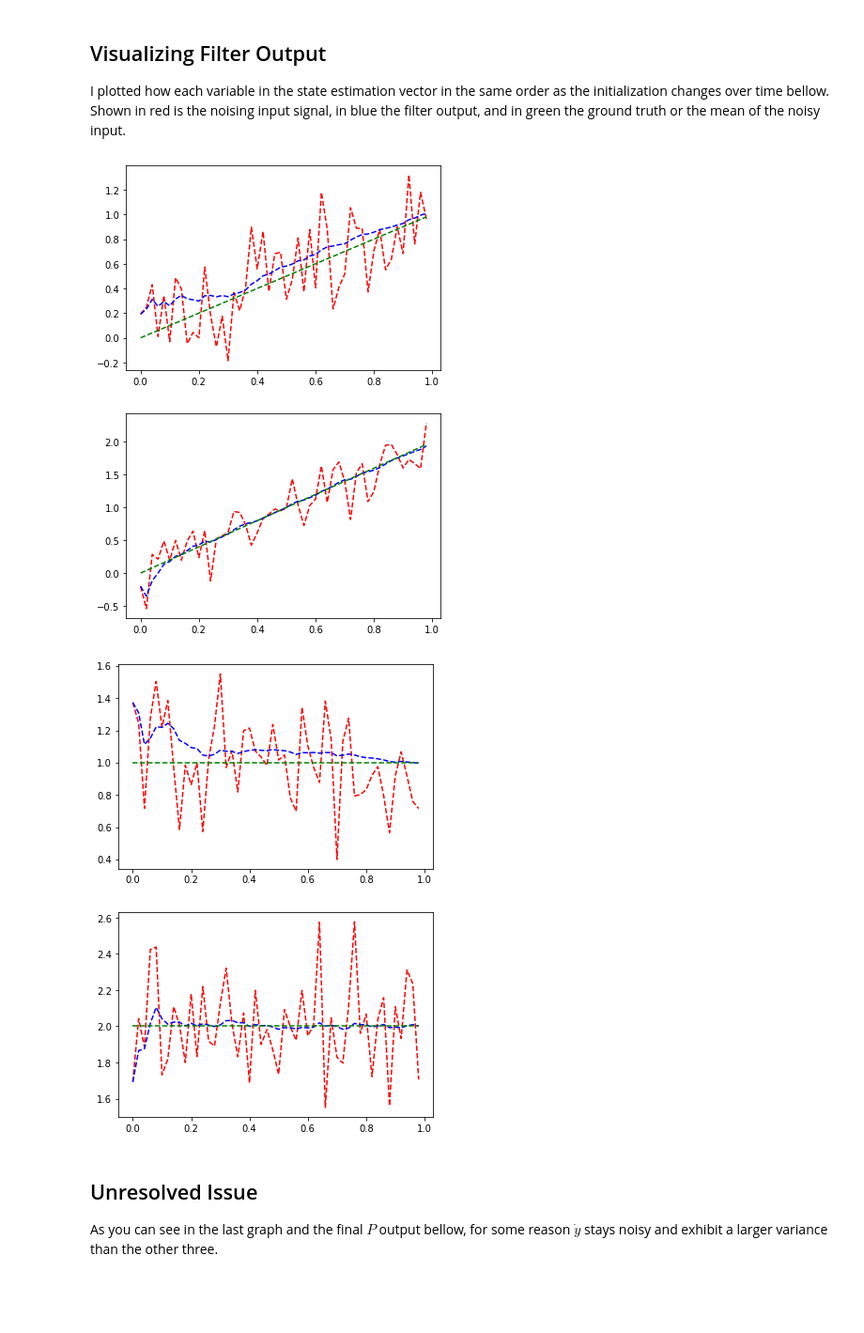
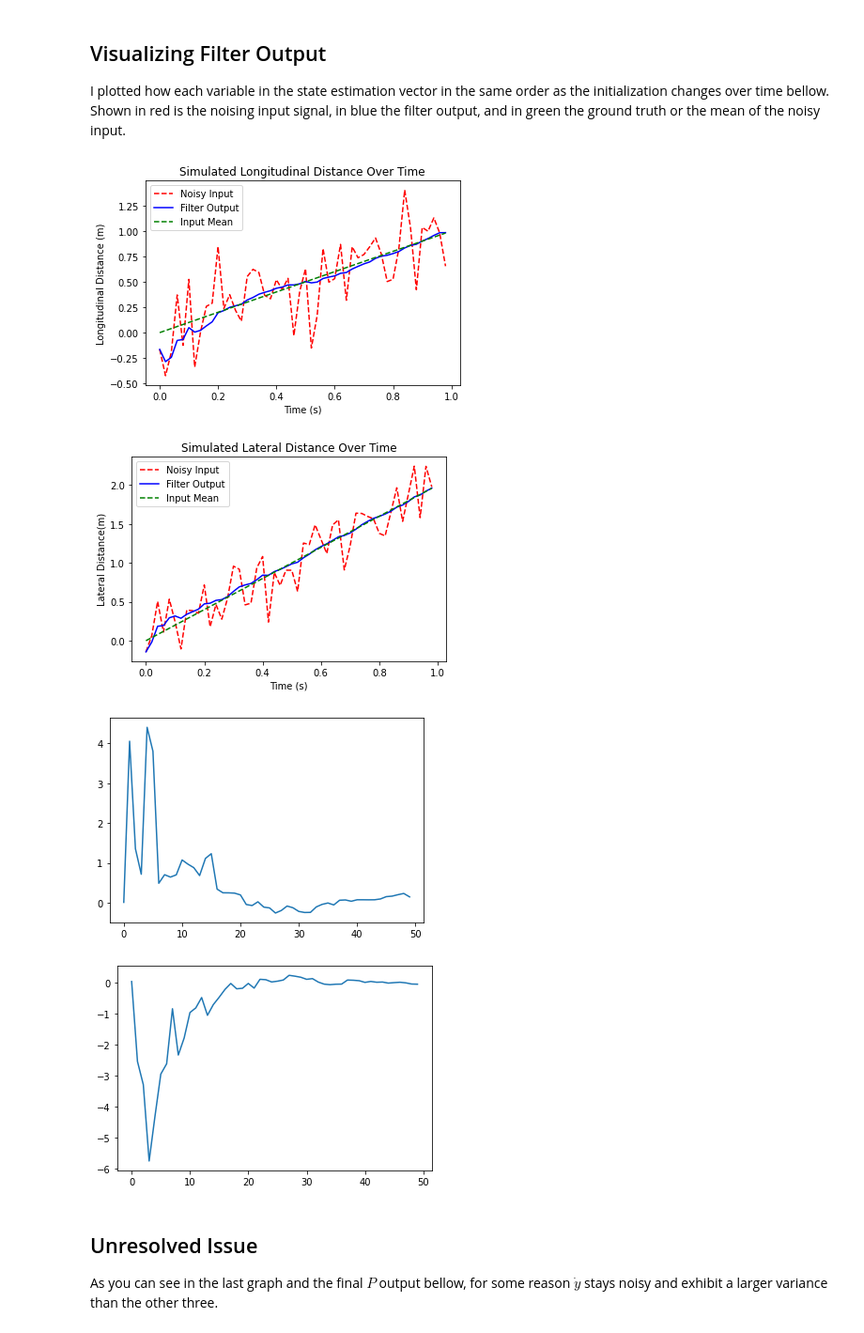
Before and after one commit to ecthompson99/uwaft-sensor-fusion, a Jupyter notebook: src/kalman_filter/src/kf_implementation_test.ipynb, the cells around one changed output. Shown at 94% size. Saved outputs shown, nothing was run; the diff lists cells and outputs as text; code cells hidden in the pictures; blank space fills up the shorter version.

```diff
--- a/src/kalman_filter/src/kf_implementation_test.ipynb
+++ b/src/kalman_filter/src/kf_implementation_test.ipynb
@@ -10,8 +10,11 @@ import numpy as np
 # constant
 dt = 1/50 # the radar refreshes at 50Hz
 
-obj = KalmanFilter(dim_x=6, dim_z=5)
-# obj.H = np.identity(4)
+obj = KalmanFilter(dim_x=6, dim_z=4)
+obj.H = np.array([[1,0,0,0,0,0],
+                  [0,1,0,0,0,0],
+                  [0,0,1,0,0,0],
+                  [0,0,0,1,0,0]])
 obj.F = np.array([[1,0,dt,0,dt**2/2,0],
                   [0,1,0,dt,0      ,dt**2/2],
                   [0,0,1,0 ,dt     ,0],
@@ -19,13 +22,18 @@ obj.F = np.array([[1,0,dt,0,dt**2/2,0],
                   [0,0,0,0 ,1      ,0],
                   [0,0,0,0 ,0      ,1]])
 
+# obj.F = np.array([[1,0,dt,0],
+#                   [0,1,0,dt],
+#                   [0,0,1,0],
+#                   [0,0,0,1]])
+
 # initial state
 obj.x = np.zeros(6)
-# np.fill_diagonal(obj.P, [100 for _ in range(4)])
-# obj.Q = Q_discrete_white_noise(2, dt, .5**2, block_size=2)
+np.fill_diagonal(obj.P, [100 for _ in range(6)])
+obj.Q = Q_discrete_white_noise(2, dt, .5**2, block_size=3)
 
 # the measurement error is going to be constant for now
-# np.fill_diagonal(obj.R, [.25**2 for _ in range(4)])
+np.fill_diagonal(obj.R, [.25**2 for _ in range(6)])
 # %%
 Q_discrete_white_noise(2, dt, .1**2, block_size=2)
 # %% [output]
@@ -78,15 +83,28 @@ x = np.arange(0,1,1/50)
 # %% [markdown]
 ## Visualizing Filter Output
 I plotted how each variable in the state estimation vector in the same order as the initialization changes over time bellow. Shown in red is the noising input signal, in blue the filter output, and in green the ground truth or the mean of the noisy input.
-# %%
-for i in range(4):
-    plt.plot(x, test_y[:,i], 'r--', x, filtered_y[:,i], 'b--', x, ground_truth[:,i], 'g--')
-    plt.show()
-# %% [output]
-[figure, removed]
-[figure, removed]
-[figure, removed]
-[figure, removed]
+# %%
+plt.plot(x, test_y[:,0], 'r--', x, filtered_y[:,0], 'b-', x, ground_truth[:,0], 'g--')
+plt.title('Simulated Longitudinal Distance Over Time')
+plt.xlabel('Time (s)')
+plt.ylabel('Longitudinal Distance (m)')
+plt.legend(['Noisy Input', 'Filter Output', 'Input Mean'])
+plt.show()
+plt.plot(x, test_y[:,1], 'r--', x, filtered_y[:,1], 'b-', x, ground_truth[:,1], 'g--')
+plt.title('Simulated Lateral Distance Over Time')
+plt.ylabel('Lateral Distance(m)')
+plt.xlabel('Time (s)')
+plt.legend(['Noisy Input', 'Filter Output', 'Input Mean'])
+plt.show()
+plt.plot(filtered_y[:,4])
+plt.show()
+plt.plot(filtered_y[:,5])
+plt.show()
+# %% [output]
+[figure, added]
+[figure, added]
+[figure, added]
+[figure, added]
 # %% [markdown]
 ## Unresolved Issue
 As you can see in the last graph and the final $P$ output bellow, for some reason $\dot{y}$ stays noisy and exhibit a larger variance than the other three.
```
Also changed, not shown: parts of 5 cells of this notebook, 11 other files.
